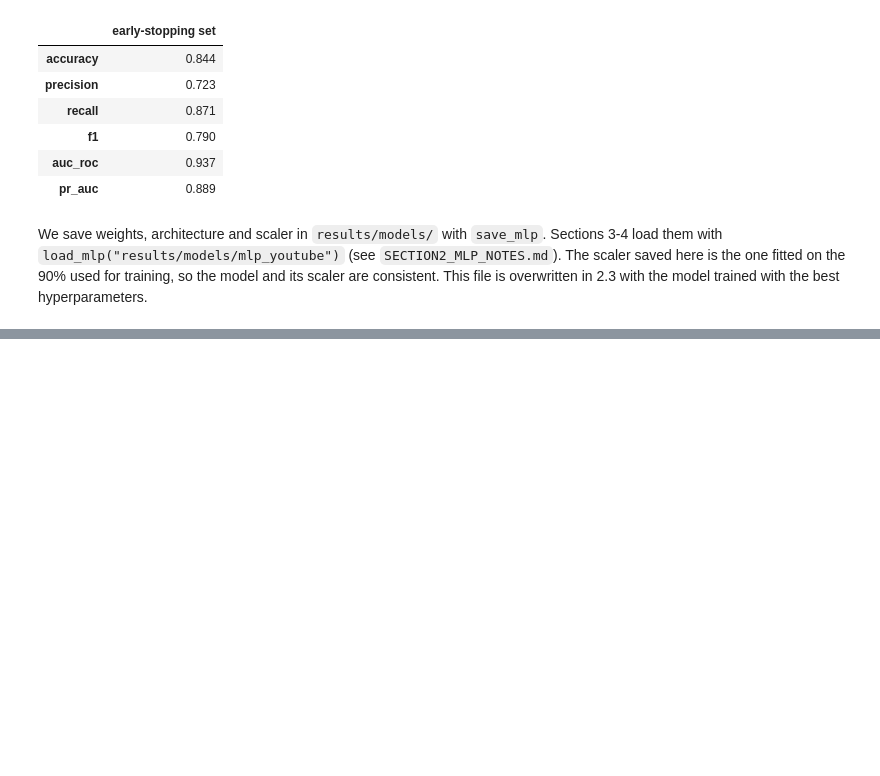
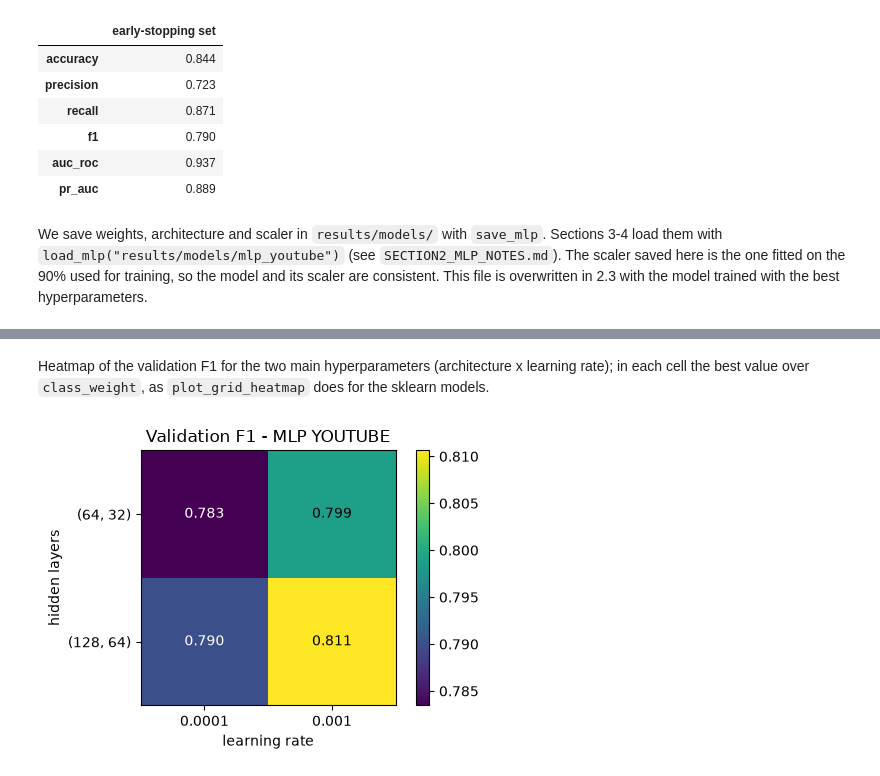
Before and after one commit to Stefano299/ML-For-Networking-, a Jupyter notebook: notebooks/02a_mlp.ipynb, the cells around one changed output, grey strips where cells are left out. Saved outputs shown, nothing was run; the diff lists cells and outputs as text; code cells hidden in the pictures; blank space fills up the shorter version.

```diff
--- a/notebooks/02a_mlp.ipynb
+++ b/notebooks/02a_mlp.ipynb
@@ -136,0 +237,12 @@ sorted(p.name for p in MODELS_DIR.glob(f"mlp_{APP.lower()}*"))
+# %%
+import ast
+import itertools
+import json
+
+GRID = {"hidden": [(64, 32), (128, 64)], "lr": [1e-3, 1e-4], "class_weight": [None, "balanced"]}
+FIXED = {"batch_size": 512, "max_epochs": 100, "patience": 5}
+
+t_start = time.time()
+for hidden, lr, cw in itertools.product(GRID["hidden"], GRID["lr"], GRID["class_weight"]):
+    run_config(APP, {"hidden": hidden, "lr": lr, "class_weight": cw, **FIXED}, folds)
+print(f"grid on {APP}: {(time.time() - t_start) / 60:.0f} min")
@@ -136,0 +251,6 @@ sorted(p.name for p in MODELS_DIR.glob(f"mlp_{APP.lower()}*"))
+# %%
+grid = pd.read_csv(GRID_PATH)
+# only the 8 configurations of the grid: the cache also holds the rows added by the next steps
+in_grid = (grid["app"] == APP) & grid["lr"].isin(GRID["lr"])
+grid_app = grid[in_grid].sort_values("cv_f1_mean", ascending=False)
+grid_app[["hidden", "lr", "class_weight", "cv_f1_mean", "cv_f1_std", "train_f1_mean", "best_epoch_mean", "fit_time_s"]].round(4)
@@ -136,0 +267,20 @@ sorted(p.name for p in MODELS_DIR.glob(f"mlp_{APP.lower()}*"))
+# %% [markdown]
+Heatmap of the validation F1 for the two main hyperparameters (architecture x learning rate); in each cell the best
+value over `class_weight`, as `plot_grid_heatmap` does for the sklearn models.
+# %%
+table = (grid_app.groupby(["hidden", "lr"])["cv_f1_mean"].max().unstack("lr"))
+fig, ax = plt.subplots(figsize=(5, 3.5))
+im = ax.imshow(table.to_numpy(), cmap="viridis", origin="lower")
+ax.set_xticks(range(table.shape[1]), [f"{v:g}" for v in table.columns])
+ax.set_yticks(range(table.shape[0]), table.index)
+for (r, c), v in np.ndenumerate(table.to_numpy()):
+    ax.text(c, r, f"{v:.3f}", ha="center", va="center", color="black" if v > table.to_numpy().mean() else "white")
+ax.set_xlabel("learning rate")
+ax.set_ylabel("hidden layers")
+ax.set_title(f"Validation F1 - MLP {APP}")
+plt.colorbar(im, ax=ax)
+fig.tight_layout()
+fig.savefig(PLOTS_DIR / f"mlp_{APP.lower()}_grid_heatmap.png", dpi=150)
+plt.show()
+# %% [output]
+[figure, added]
```
Also changed, not shown: parts of 20 cells of this notebook, 7 other files.
